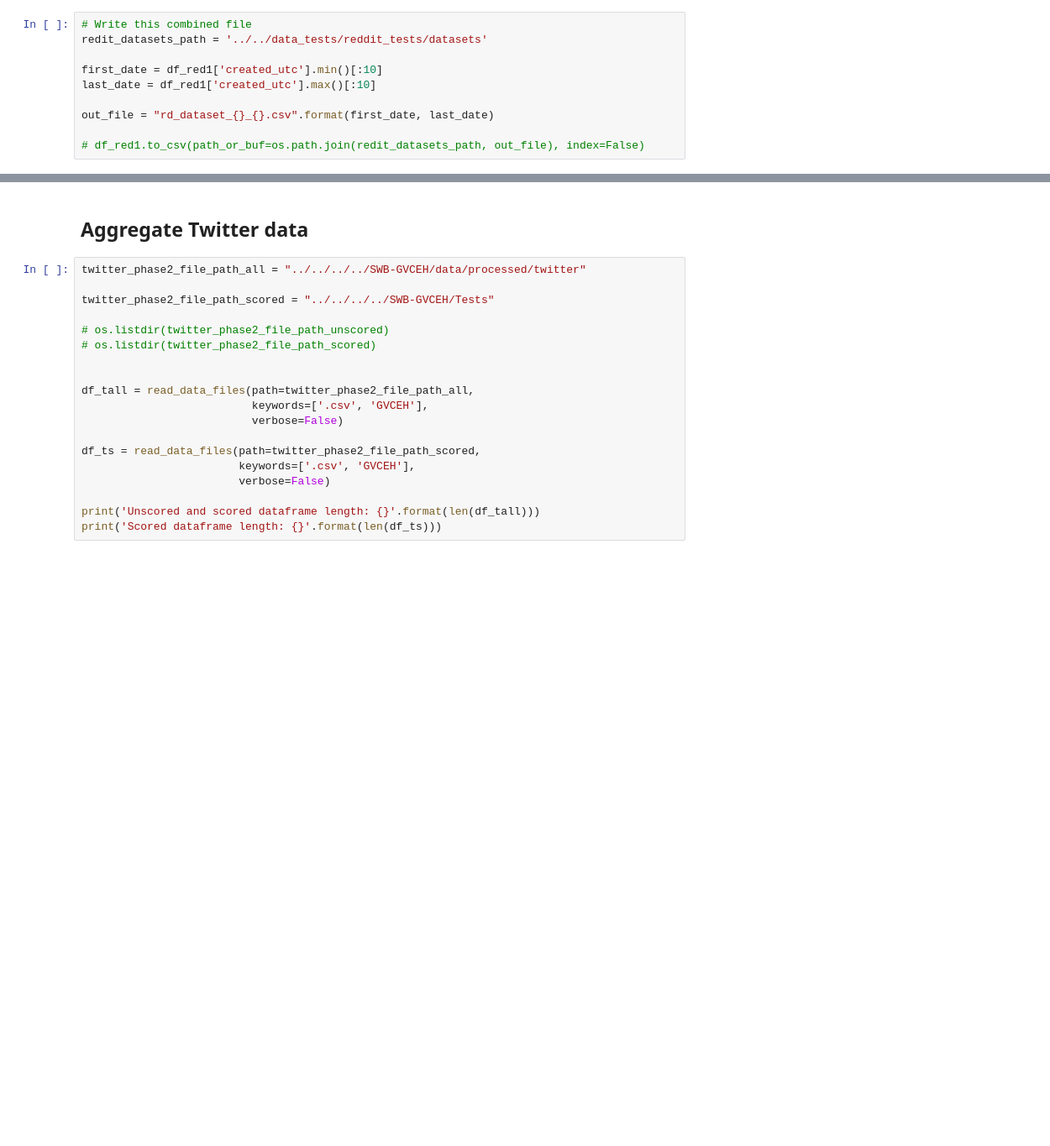
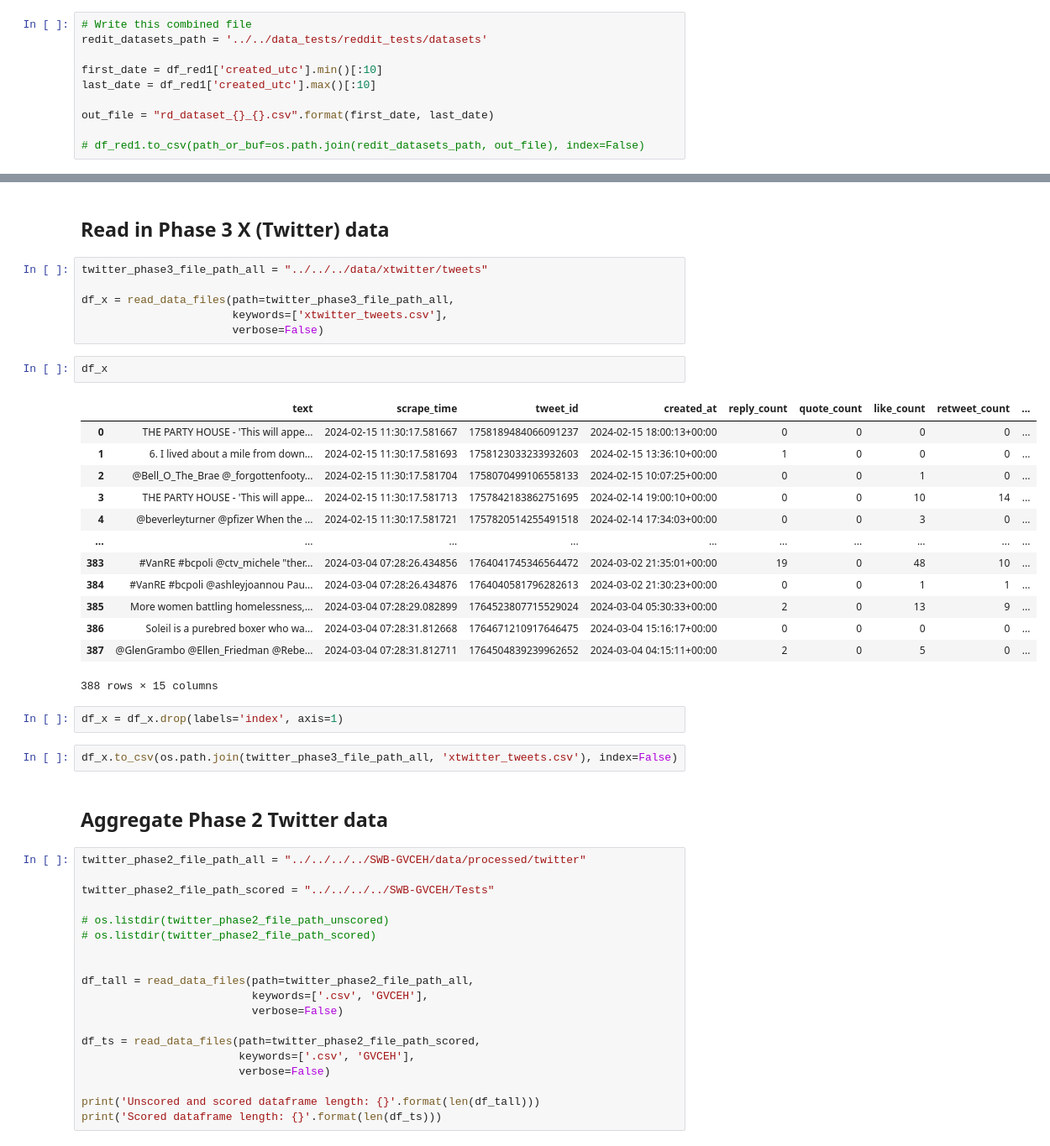
Before and after one commit to sgodfrey66/GVCEH-Phase-3, a Jupyter notebook: research/code_tests/notebook_tests/dataset_construction.ipynb, the cells around one changed output, grey strips where cells are left out. Shown at 84% size. Saved outputs shown, nothing was run; the diff lists cells and outputs as text; blank space fills up the shorter version.

Commit message:
auto_scrape

```diff
--- a/research/code_tests/notebook_tests/dataset_construction.ipynb
+++ b/research/code_tests/notebook_tests/dataset_construction.ipynb
@@ -105,5 +113,33 @@ last_date
+# %% [markdown]
+## Read in Phase 3 X (Twitter) data
+# %%
+twitter_phase3_file_path_all = "../../../data/xtwitter/tweets"
+
+df_x = read_data_files(path=twitter_phase3_file_path_all,
+                       keywords=['xtwitter_tweets.csv'],
+                       verbose=False)
+# %%
+df_x
+# %% [output]
+|  | text | scrape_time | tweet_id | created_at | reply_count | quote_count | like_count | retweet_count | ... |
+| 0 | THE PARTY HOUSE - 'This will appe... | 2024-02-15 11:30:17.581667 | 1758189484066091237 | 2024-02-15 18:00:13+00:00 | 0 | 0 | 0 | 0 | ... |
+| 1 | 6. I lived about a mile from down... | 2024-02-15 11:30:17.581693 | 1758123033233932603 | 2024-02-15 13:36:10+00:00 | 1 | 0 | 0 | 0 | ... |
+| 2 | @Bell_O_The_Brae @_forgottenfooty... | 2024-02-15 11:30:17.581704 | 1758070499106558133 | 2024-02-15 10:07:25+00:00 | 0 | 0 | 1 | 0 | ... |
+| 3 | THE PARTY HOUSE - 'This will appe... | 2024-02-15 11:30:17.581713 | 1757842183862751695 | 2024-02-14 19:00:10+00:00 | 0 | 0 | 10 | 14 | ... |
+| 4 | @beverleyturner @pfizer When the ... | 2024-02-15 11:30:17.581721 | 1757820514255491518 | 2024-02-14 17:34:03+00:00 | 0 | 0 | 3 | 0 | ... |
+| ... | ... | ... | ... | ... | ... | ... | ... | ... | ... |
+| 383 | #VanRE #bcpoli @ctv_michele "ther... | 2024-03-04 07:28:26.434856 | 1764041745346564472 | 2024-03-02 21:35:01+00:00 | 19 | 0 | 48 | 10 | ... |
+| 384 | #VanRE #bcpoli @ashleyjoannou Pau... | 2024-03-04 07:28:26.434876 | 1764040581796282613 | 2024-03-02 21:30:23+00:00 | 0 | 0 | 1 | 1 | ... |
+| 385 | More women battling homelessness,... | 2024-03-04 07:28:29.082899 | 1764523807715529024 | 2024-03-04 05:30:33+00:00 | 2 | 0 | 13 | 9 | ... |
+| 386 | Soleil is a purebred boxer who wa... | 2024-03-04 07:28:31.812668 | 1764671210917646475 | 2024-03-04 15:16:17+00:00 | 0 | 0 | 0 | 0 | ... |
+| 387 | @GlenGrambo @Ellen_Friedman @Rebe... | 2024-03-04 07:28:31.812711 | 1764504839239962652 | 2024-03-04 04:15:11+00:00 | 2 | 0 | 5 | 0 | ... |
+388 rows × 15 columns
+# %%
+df_x = df_x.drop(labels='index', axis=1)
+# %%
+df_x.to_csv(os.path.join(twitter_phase3_file_path_all, 'xtwitter_tweets.csv'), index=False)
 # %% [markdown]
-## Aggregate Twitter data
+## Aggregate Phase 2 Twitter data
 # %%
 twitter_phase2_file_path_all = "../../../../SWB-GVCEH/data/processed/twitter"
 
```
Also changed, not shown: parts of 3 cells of this notebook, 35 other files.
